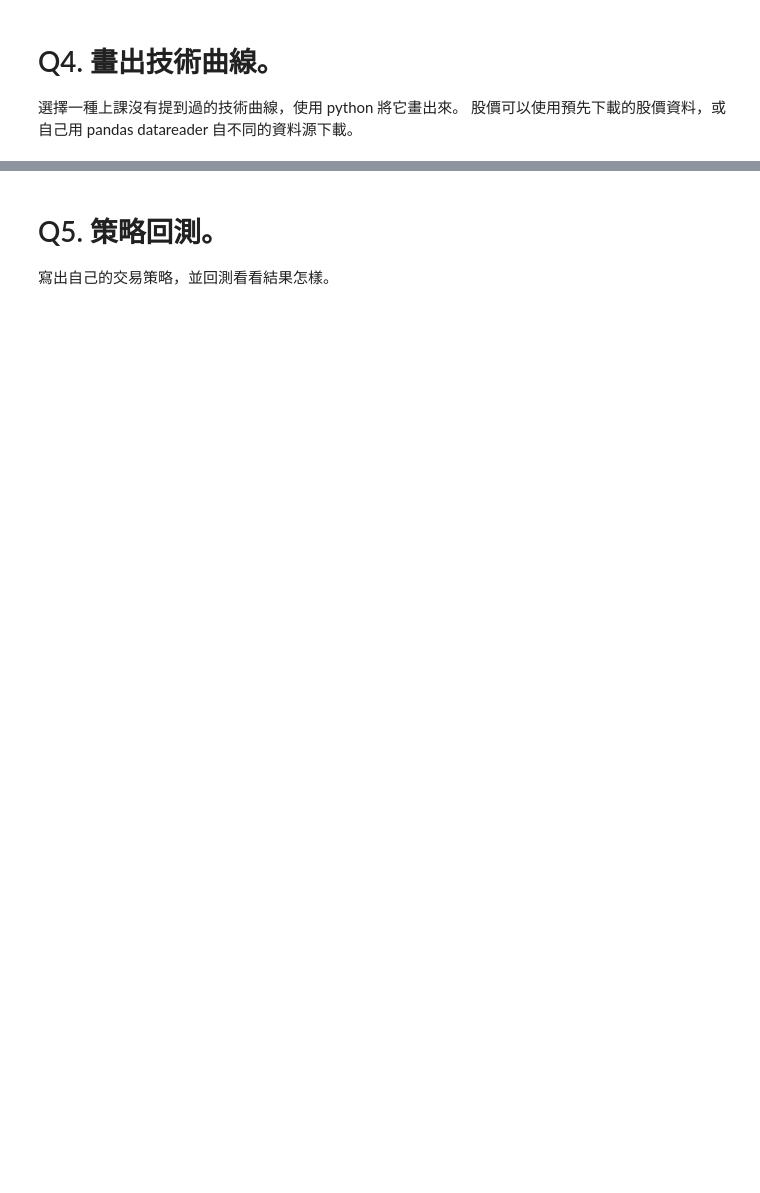
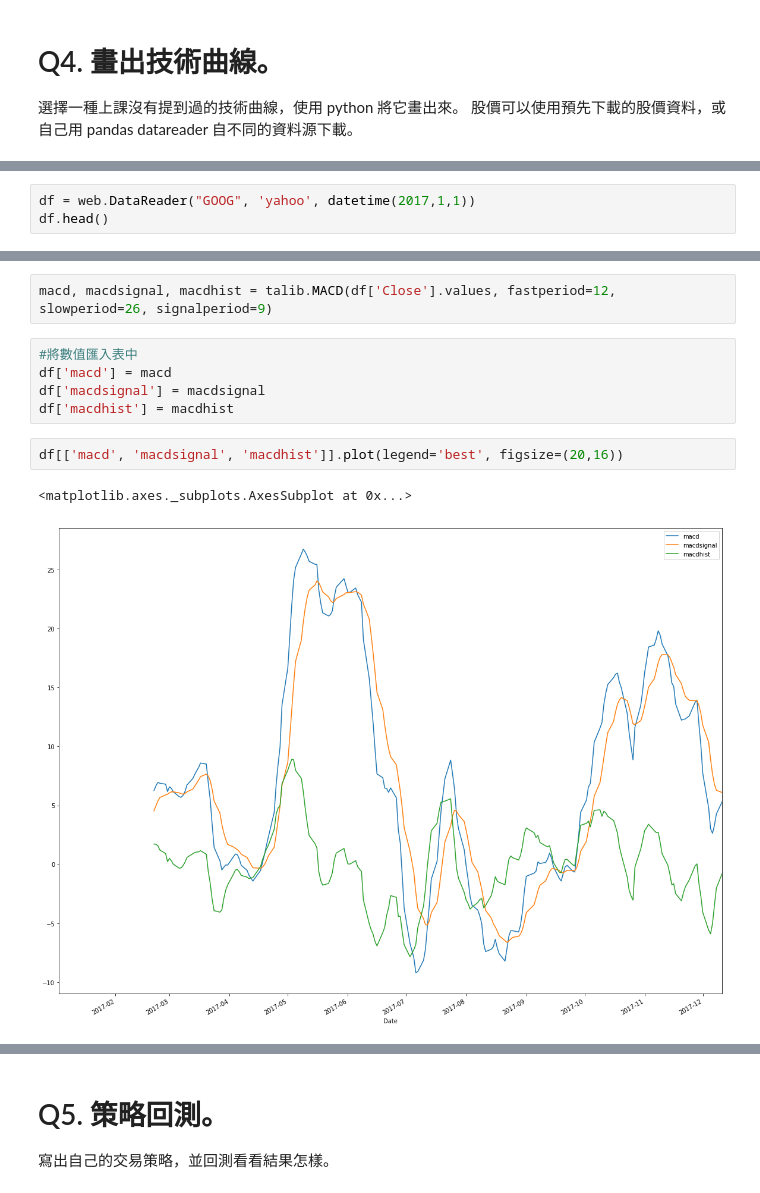
Before and after one commit to chinyinghung/20171026, a Jupyter notebook: mid/mid.ipynb, the cells around one changed output, grey strips where cells are left out. Cells and saved outputs as stored; diff of their text form; blank space fills up the shorter version.

```diff
--- a/mid/mid.ipynb
+++ b/mid/mid.ipynb
@@ -65,0 +143,3 @@ None None
+# %%
+df = web.DataReader("GOOG", 'yahoo', datetime(2017,1,1))
+df.head()
@@ -65,0 +170,12 @@ None None
+# %%
+macd, macdsignal, macdhist = talib.MACD(df['Close'].values, fastperiod=12, slowperiod=26, signalperiod=9)
+# %%
+#將數值匯入表中
+df['macd'] = macd
+df['macdsignal'] = macdsignal
+df['macdhist'] = macdhist
+# %%
+df[['macd', 'macdsignal', 'macdhist']].plot(legend='best', figsize=(20,16))
+# %% [output]
+<matplotlib.axes._subplots.AxesSubplot at 0x...>
+[figure, added]
```
Also changed, not shown: parts of 15 cells of this notebook, 5 other files.
